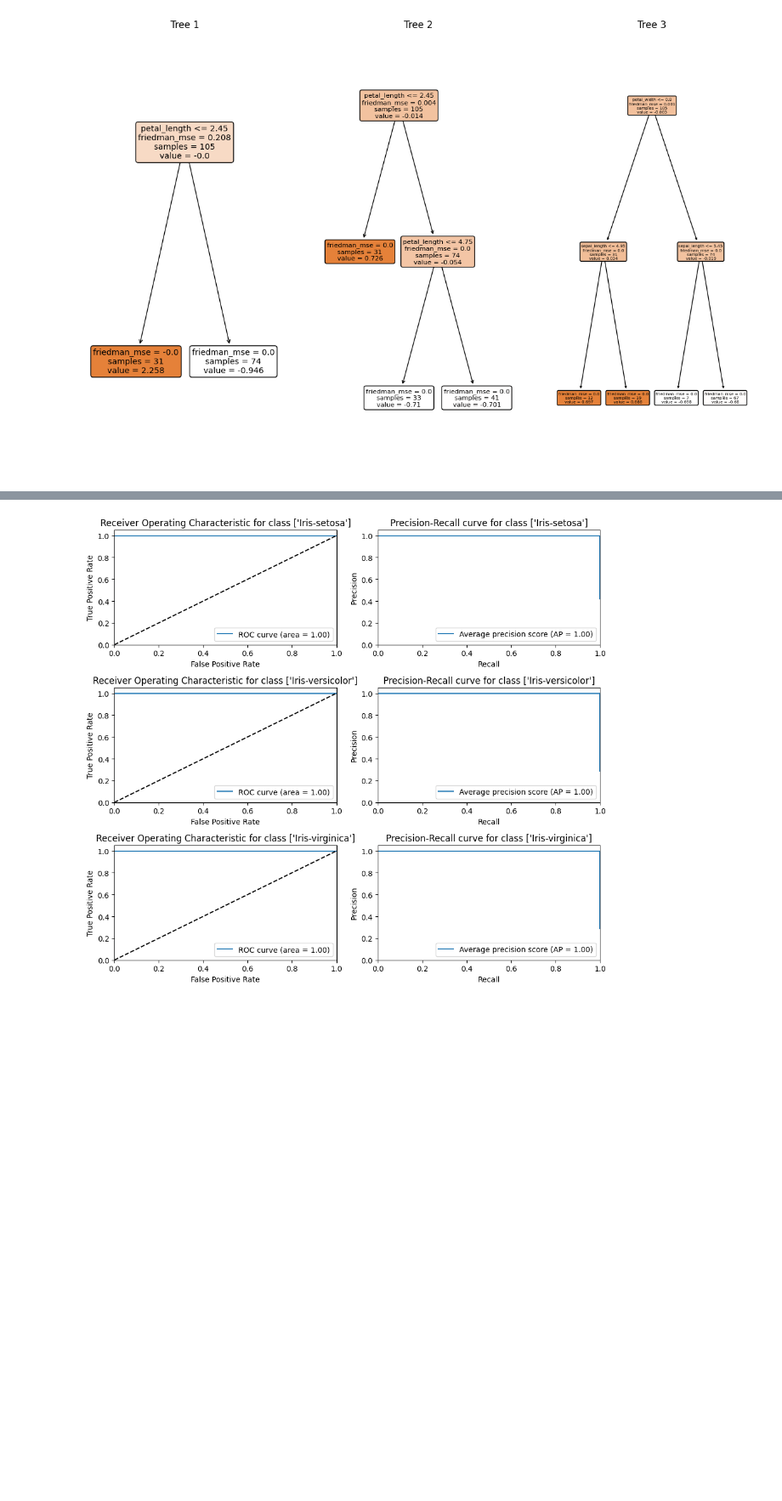
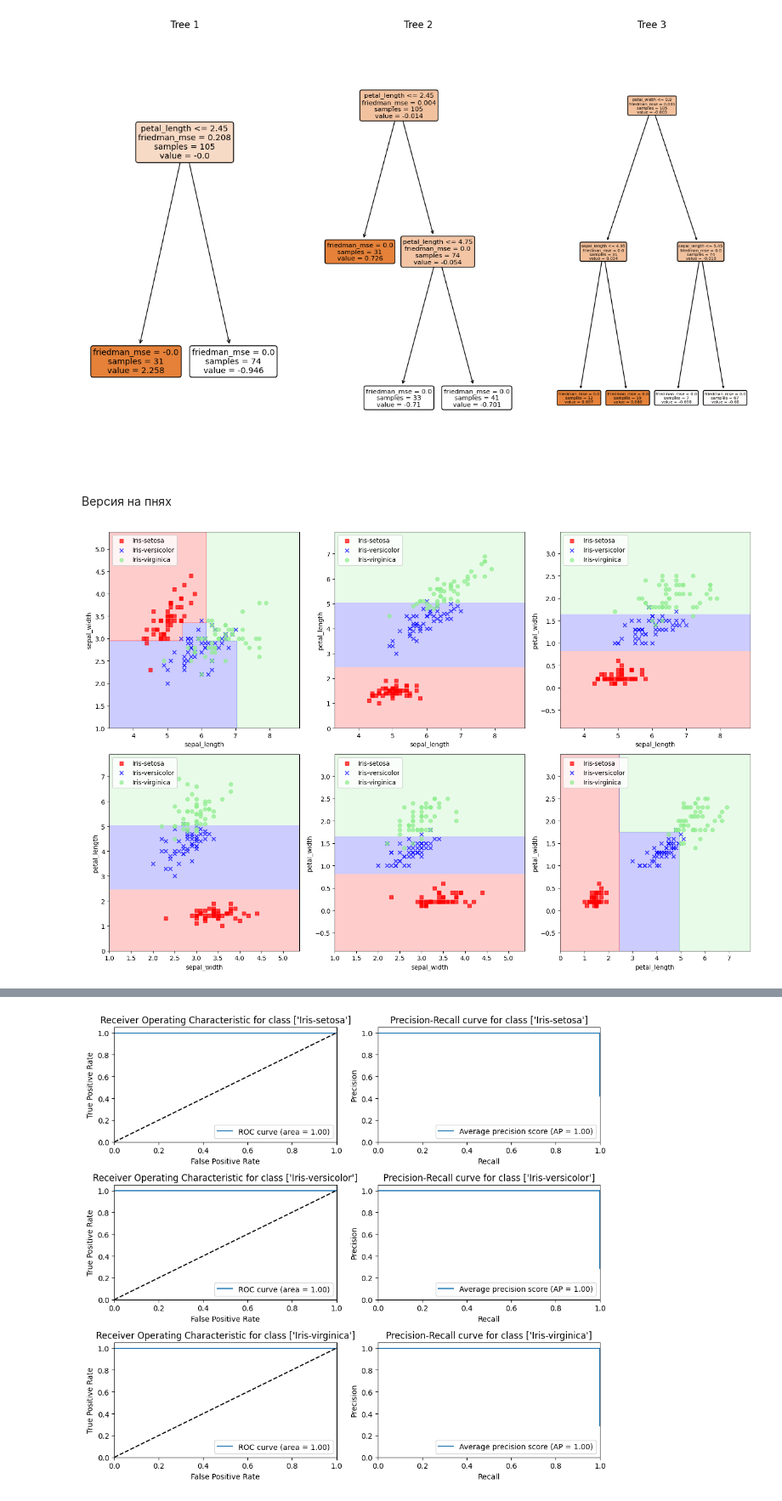
Before and after one commit to Grenka054/SDT-Labs, a Jupyter notebook: lab3.ipynb, the cells around one changed output, grey strips where cells are left out. Shown at 85% size. Saved outputs shown, nothing was run; the diff lists cells and outputs as text; code cells hidden in the pictures; blank space fills up the shorter version.

```diff
--- a/lab3.ipynb
+++ b/lab3.ipynb
@@ -276,3 +316,32 @@ for i, est in enumerate(clf.estimators_):
 plt.show()
 # %% [output]
 [figure]
+# %% [markdown]
+Версия на пнях
+# %%
+from sklearn.ensemble import GradientBoostingClassifier
+
+# Создание фигуры для подграфиков
+fig, axs = plt.subplots(2, 3, figsize=(15, 10))
+
+# Обучение классификатора и визуализация областей решения для каждой пары признаков
+for i, pair in enumerate(feature_pairs):
+    X = df[list(pair)].values
+    clf = GradientBoostingClassifier(n_estimators=2, learning_rate=1.0, max_depth=1, min_samples_leaf=3, random_state=42)
+    clf.fit(X, y)
+
+    # Выбор текущего подграфика
+    ax = axs[i//3, i%3]
+    plt.sca(ax)
+
+    # Вывод областей решения на текущем подграфике
+    plot_decision_regions(X, y, classifier=clf, encoder=le)
+    plt.xlabel(pair[0])
+    plt.ylabel(pair[1])
+    plt.legend(loc='upper left')
+
+# Отображение фигуры с подграфиками
+plt.tight_layout()
+plt.show()
+# %% [output]
+[figure, added]
```
Also changed, not shown: parts of 13 cells of this notebook.
